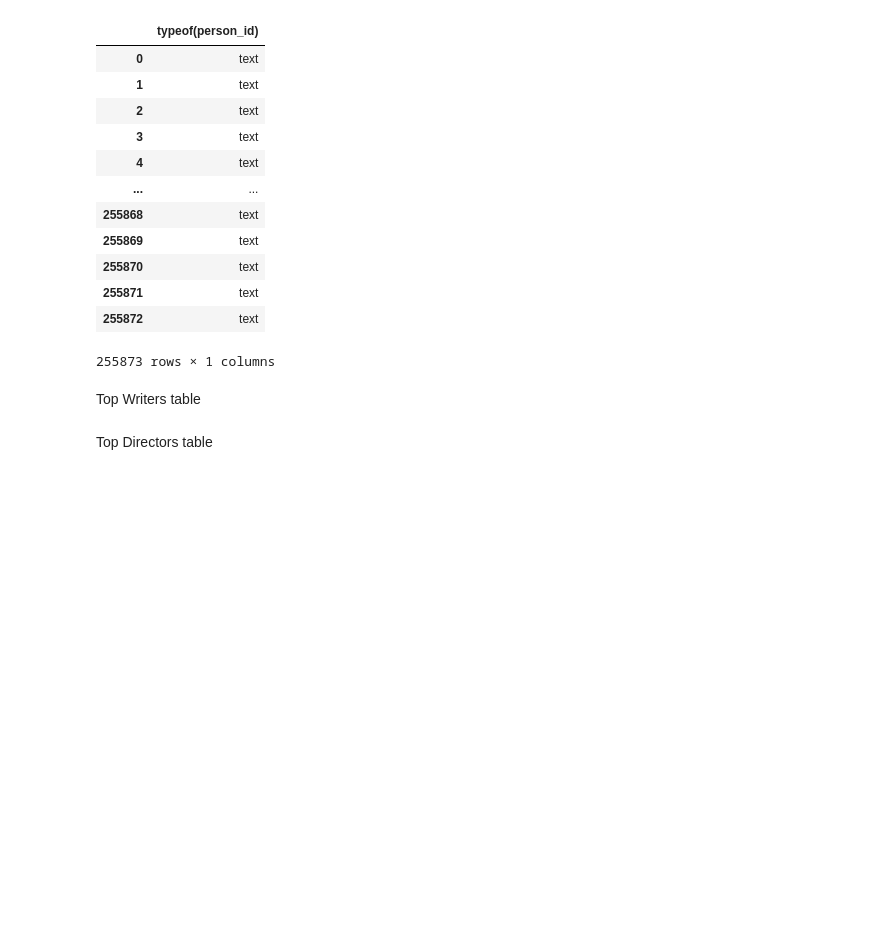
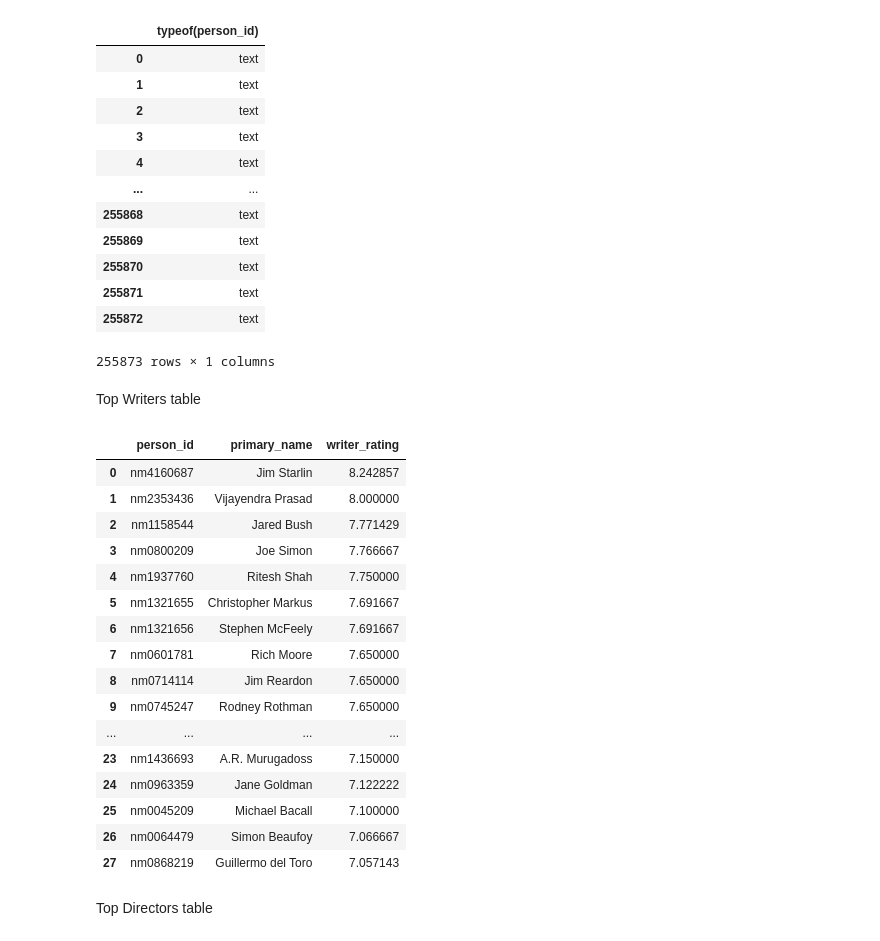
Before and after one commit to rbdaly16/Movie-Data-Analysis, a Jupyter notebook: Michael's Scratch Notebook.ipynb, the cells around one changed output. Cells and saved outputs as stored; diff of their text form; code cells hidden in the pictures; blank space fills up the shorter version.

```diff
--- a/Michael's Scratch Notebook.ipynb
+++ b/Michael's Scratch Notebook.ipynb
@@ -114,18 +138,39 @@ Top Writers table
 # %%
 q = """
 SELECT persons.person_id, persons.primary_name, AVG(movie_ratings.averagerating) AS writer_rating
 FROM persons
-LEFT JOIN writers ON persons.person_id = writers.person_id
-LEFT JOIN movie_basics ON writers.movie_id = movie_basics.movie_id
-LEFT JOIN movie_ratings ON movie_basics.movie_id = movie_ratings.movie_id
+LEFT JOIN writers
+    USING(person_id)
+LEFT JOIN movie_basics
+    Using(movie_id)
+LEFT JOIN movie_ratings
+    Using(movie_id)
 WHERE numvotes > 9999 and averagerating != 'NaN'
 GROUP BY persons.person_id, persons.primary_name
 HAVING writer_rating > 7 and COUNT(writers.movie_id) > 5
 ORDER BY writer_rating DESC
 """
 
-writers_df = pd.read_sql(q, im_db_conn)
+wrtiers_df = pd.read_sql(q, im_db_conn)
 writers_df.to_csv('data/writers.csv', index=False)
+# %% [output]
+|  | person_id | primary_name | writer_rating |
+| 0 | nm4160687 | Jim Starlin | 8.242857 |
+| 1 | nm2353436 | Vijayendra Prasad | 8.000000 |
+| 2 | nm1158544 | Jared Bush | 7.771429 |
+| 3 | nm0800209 | Joe Simon | 7.766667 |
+| 4 | nm1937760 | Ritesh Shah | 7.750000 |
+| 5 | nm1321655 | Christopher Markus | 7.691667 |
+| 6 | nm1321656 | Stephen McFeely | 7.691667 |
+| 7 | nm0601781 | Rich Moore | 7.650000 |
+| 8 | nm0714114 | Jim Reardon | 7.650000 |
+| 9 | nm0745247 | Rodney Rothman | 7.650000 |
+| ... | ... | ... | ... |
+| 23 | nm1436693 | A.R. Murugadoss | 7.150000 |
+| 24 | nm0963359 | Jane Goldman | 7.122222 |
+| 25 | nm0045209 | Michael Bacall | 7.100000 |
+| 26 | nm0064479 | Simon Beaufoy | 7.066667 |
+| 27 | nm0868219 | Guillermo del Toro | 7.057143 |
 # %% [markdown]
 Top Directors table
 # %%
```
Also changed, not shown: parts of 6 cells of this notebook.
